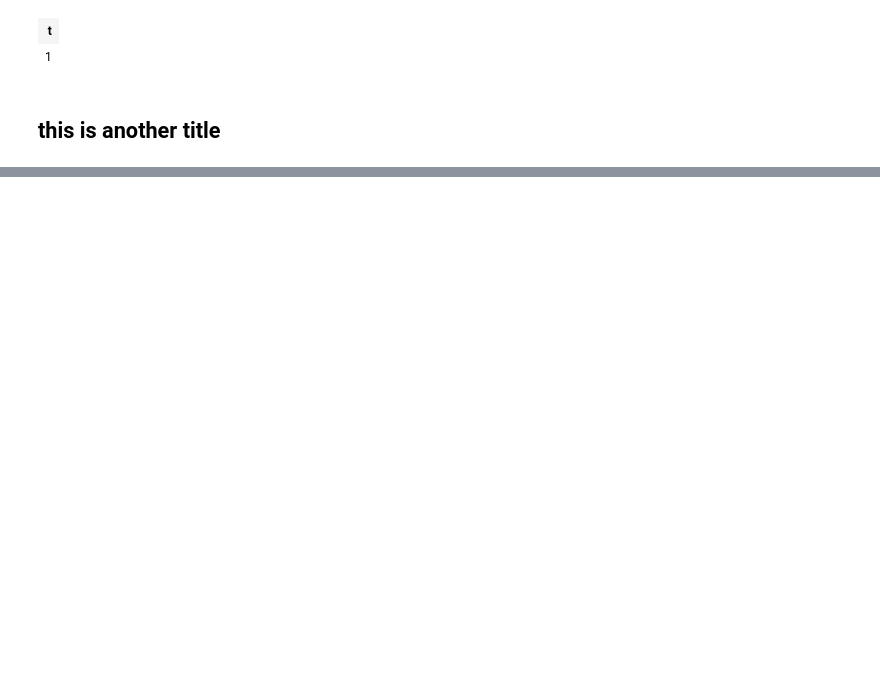
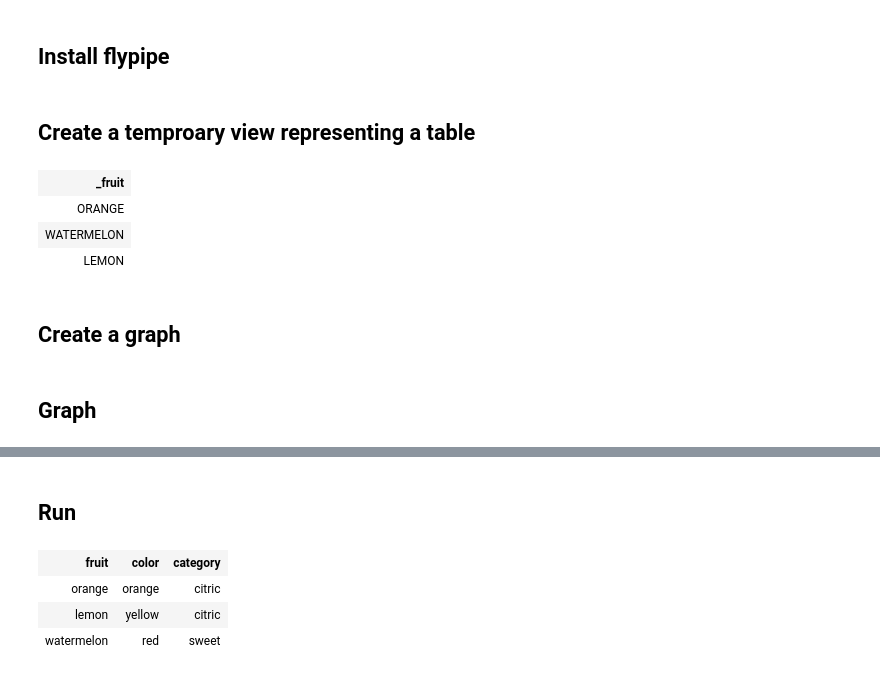
Before and after one commit to flypipe/flypipe, a Jupyter notebook: docs/source/notebooks/quick_start/databricks.ipynb, the cells around one changed output, grey strips where cells are left out. Saved outputs shown, nothing was run; the diff lists cells and outputs as text; code cells hidden in the pictures; blank space fills up the shorter version.

```diff
--- a/docs/source/notebooks/minimal_example.ipynb
+++ b/docs/source/notebooks/quick_start/databricks.ipynb
@@ -70,8 +3,2 @@ def t4(t1, t2, t3):
-# %%
-spark.sql("create or replace temp view test as select 1 as t")
-display(spark.table("test"))
-# %% [output]
-| t |
-| 1 |
-# %% [markdown]
-## this is another title
+# %% [markdown]
+## Install flypipe
@@ -77,0 +7,22 @@ display(spark.table("test"))
+# %% [markdown]
+## Create a temproary view representing a table
+# %%
+df = spark.createDataFrame(
+    schema=("_fruit",),
+    data=[
+        ("ORANGE",),
+        ("WATERMELON",),
+        ("LEMON",),
+    ]
+)
+
+df.createOrReplaceTempView("table")
+
+display(df)
+# %% [output]
+| _fruit |
+| ORANGE |
+| WATERMELON |
+| LEMON |
+# %% [markdown]
+## Create a graph
@@ -78 +109,3 @@ display(spark.table("test"))
+# %% [markdown]
+## Graph
 # %%
@@ -80,2 +113,12 @@ displayHTML(t4.html())
 # %% [output]
 [interactive output not drawn]
+# %% [markdown]
+## Run
+# %%
+df = fruits.run(spark)
+display(df)
+# %% [output]
+| fruit | color | category |
+| orange | orange | citric |
+| lemon | yellow | citric |
+| watermelon | red | sweet |
```
Also changed, not shown: parts of 6 cells of this notebook, 10 other files.
